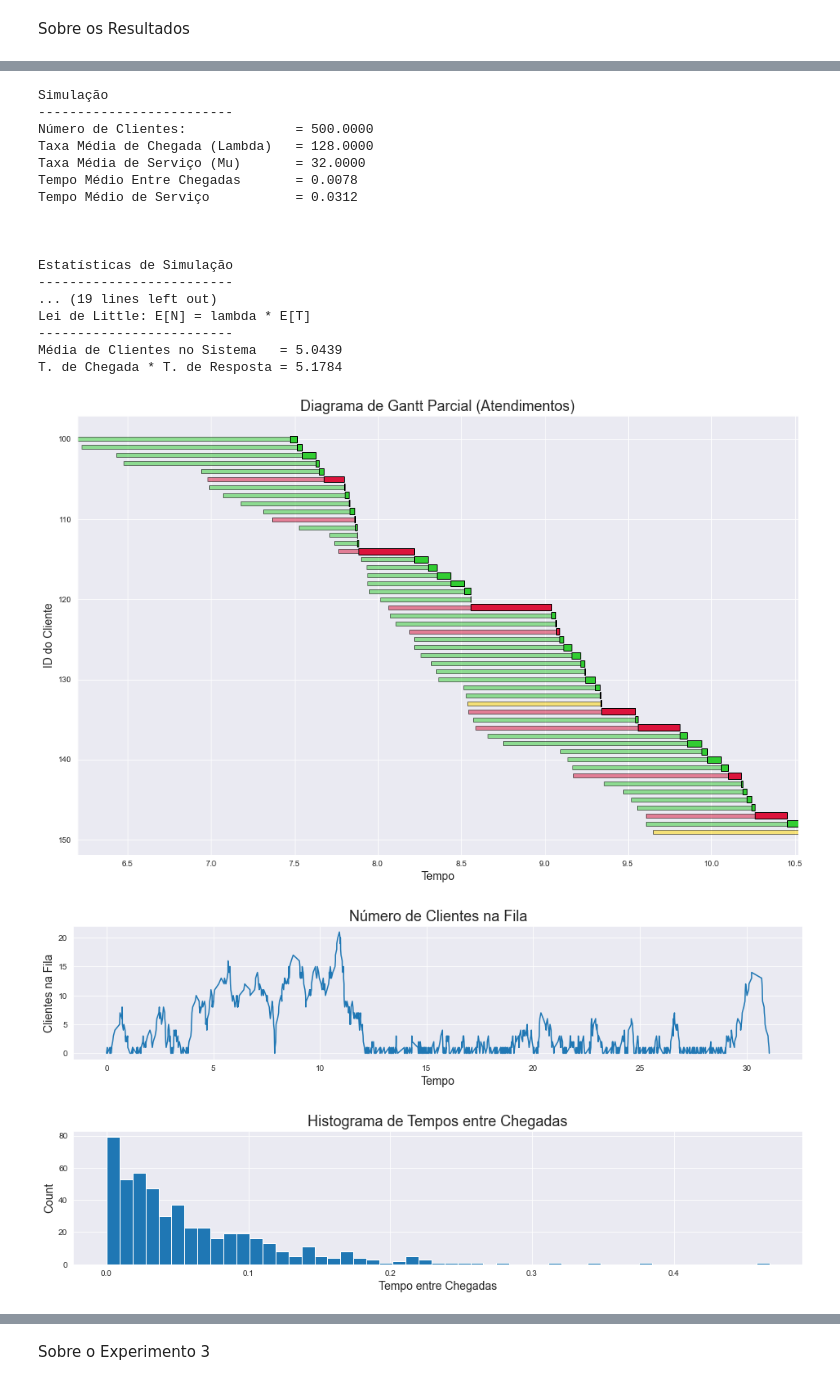
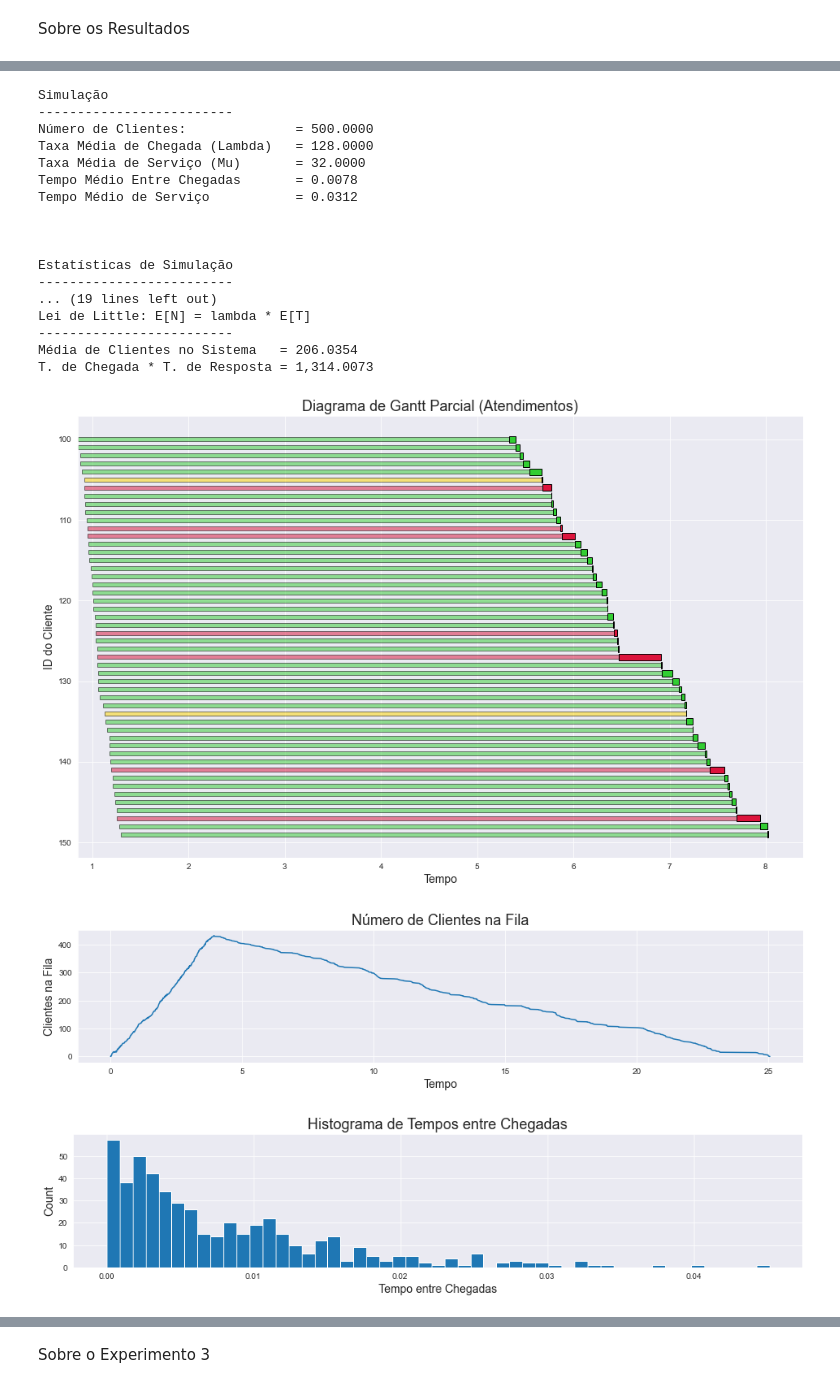
Before and after one commit to andrematte/simulation-mm1-queue, a Jupyter notebook: experiments.ipynb, the cells around one changed output, grey strips where cells are left out. Cells and saved outputs as stored; diff of their text form; code cells hidden in the pictures.

Commit message:
Adjusted parameter errors

```diff
--- a/experiments.ipynb
+++ b/experiments.ipynb
@@ -123,29 +133,27 @@ O Experimento 3 tem como objetivo simular um sistema de fila M/M/1 com carga alt
 |Taxa Média de Chegada       |`MEAN_ARRIVAL_RATE`   |   128   |
 |Taxa Média de Atendimento   |`MEAN_SERVICE_RATE`   |   32    |
 # %%
-parameters['NUM_JOBS'] = 500
-parameters['MEAN_ARRIVAL_RATE'] = 128
-parameters['MEAN_SERVICE_RATE'] = 32
+parameters = generate_parameters(500, 128, 32)
 
 results = run_sim_and_plot(parameters)
 # %% [output]
 Simulação
 -------------------------
 Número de Clientes:              = 500.0000
 Taxa Média de Chegada (Lambda)   = 128.0000
 Taxa Média de Serviço (Mu)       = 32.0000
 Tempo Médio Entre Chegadas       = 0.0078
 Tempo Médio de Serviço           = 0.0312
 
 
 
 Estatísticas de Simulação
 -------------------------
 ... (19 lines left out)
 Lei de Little: E[N] = lambda * E[T]
 -------------------------
-Média de Clientes no Sistema   = 5.0439
-T. de Chegada * T. de Resposta = 5.1784
+Média de Clientes no Sistema   = 206.0354
+T. de Chegada * T. de Resposta = 1,314.0073
-[figure, old version]
+[figure, new version]
-[figure, old version]
+[figure, new version]
-[figure, old version]
+[figure, new version]
```
Also changed, not shown: parts of 18 cells of this notebook, 2 other files.
